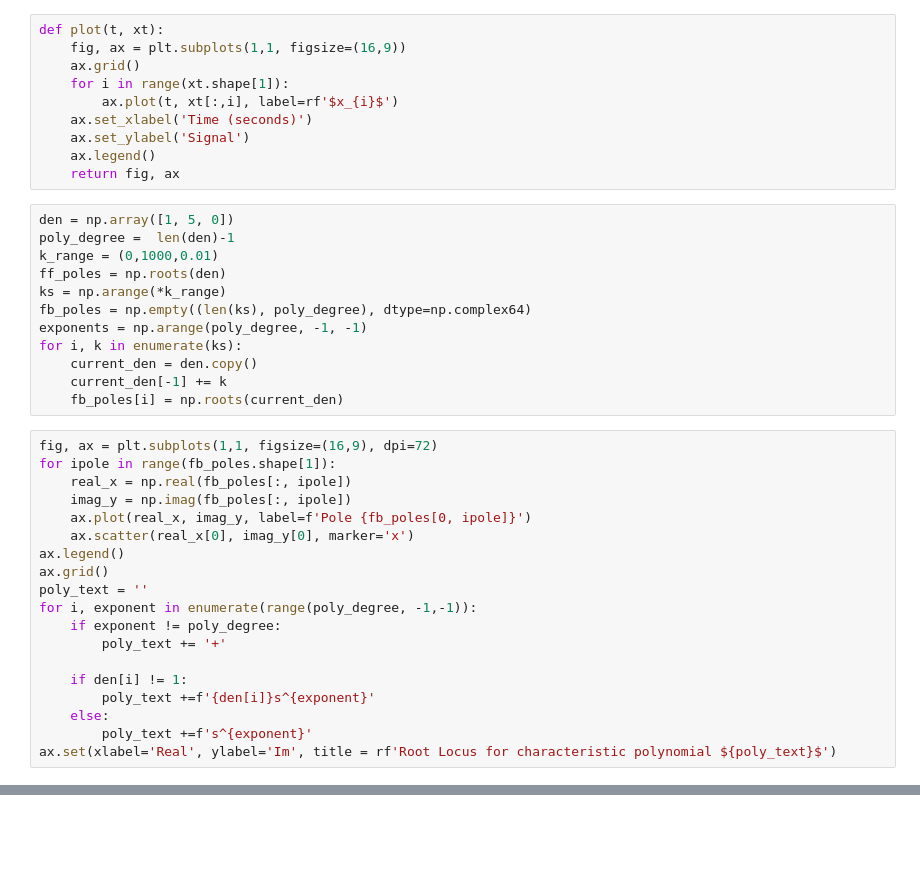
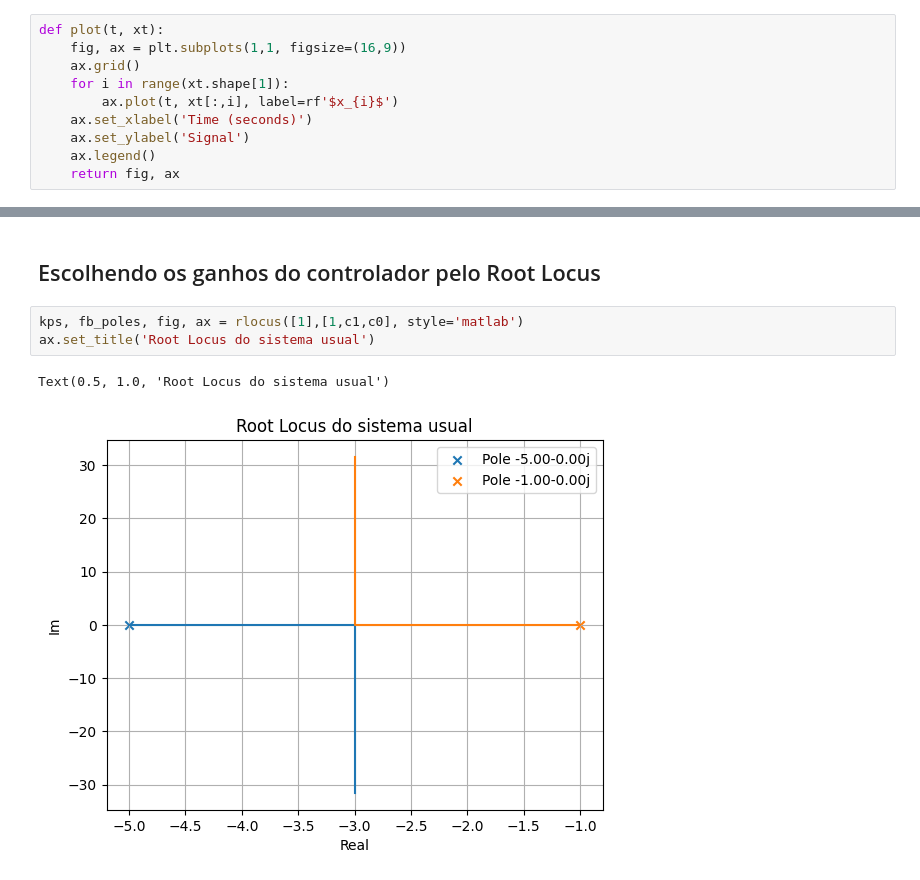
Before and after one commit to lucasbanunes/control-and-automation, a Jupyter notebook: labeca/ativ1_lucas_nunes.ipynb, the cells around one changed output, grey strips where cells are left out. Cells and saved outputs as stored; diff of their text form; blank space fills up the shorter version.

```diff
--- a/labeca/ativ1_lucas_nunes.ipynb
+++ b/labeca/ativ1_lucas_nunes.ipynb
@@ -28,34 +29,3 @@ def plot(t, xt):
     ax.set_ylabel('Signal')
     ax.legend()
     return fig, ax
-# %%
-den = np.array([1, 5, 0])
-poly_degree =  len(den)-1
-k_range = (0,1000,0.01)
-ff_poles = np.roots(den)
-ks = np.arange(*k_range)
-fb_poles = np.empty((len(ks), poly_degree), dtype=np.complex64)
-exponents = np.arange(poly_degree, -1, -1)
-for i, k in enumerate(ks):
-    current_den = den.copy()
-    current_den[-1] += k
-    fb_poles[i] = np.roots(current_den)
-# %%
-fig, ax = plt.subplots(1,1, figsize=(16,9), dpi=72)
-for ipole in range(fb_poles.shape[1]):
-    real_x = np.real(fb_poles[:, ipole])
-    imag_y = np.imag(fb_poles[:, ipole])
-    ax.plot(real_x, imag_y, label=f'Pole {fb_poles[0, ipole]}')
-    ax.scatter(real_x[0], imag_y[0], marker='x')
-ax.legend()
-ax.grid()
-poly_text = ''
-for i, exponent in enumerate(range(poly_degree, -1,-1)):
-    if exponent != poly_degree:
-        poly_text += '+'
-
-    if den[i] != 1:
-        poly_text +=f'{den[i]}s^{exponent}'
-    else:
-        poly_text +=f's^{exponent}'
-ax.set(xlabel='Real', ylabel='Im', title = rf'Root Locus for characteristic polynomial ${poly_text}$')
@@ -98,0 +135,8 @@ A, B, C, D
+# %% [markdown]
+## Escolhendo os ganhos do controlador pelo Root Locus
+# %%
+kps, fb_poles, fig, ax = rlocus([1],[1,c1,c0], style='matlab')
+ax.set_title('Root Locus do sistema usual')
+# %% [output]
+Text(0.5, 1.0, 'Root Locus do sistema usual')
+[figure, added]
```
Also changed, not shown: parts of 13 cells of this notebook, 1 other file.
